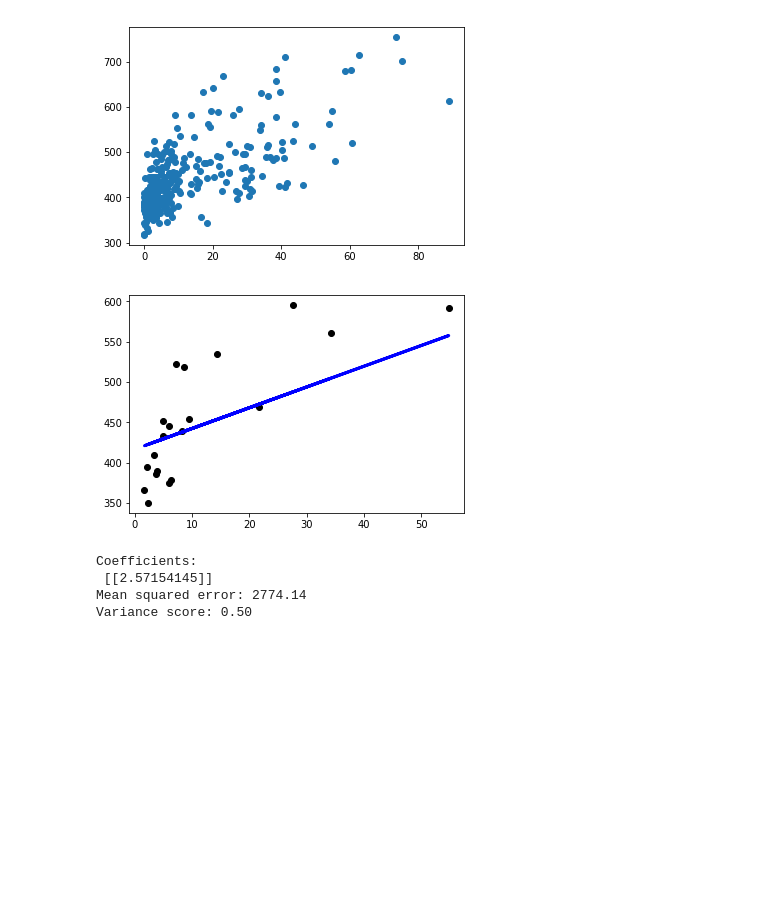
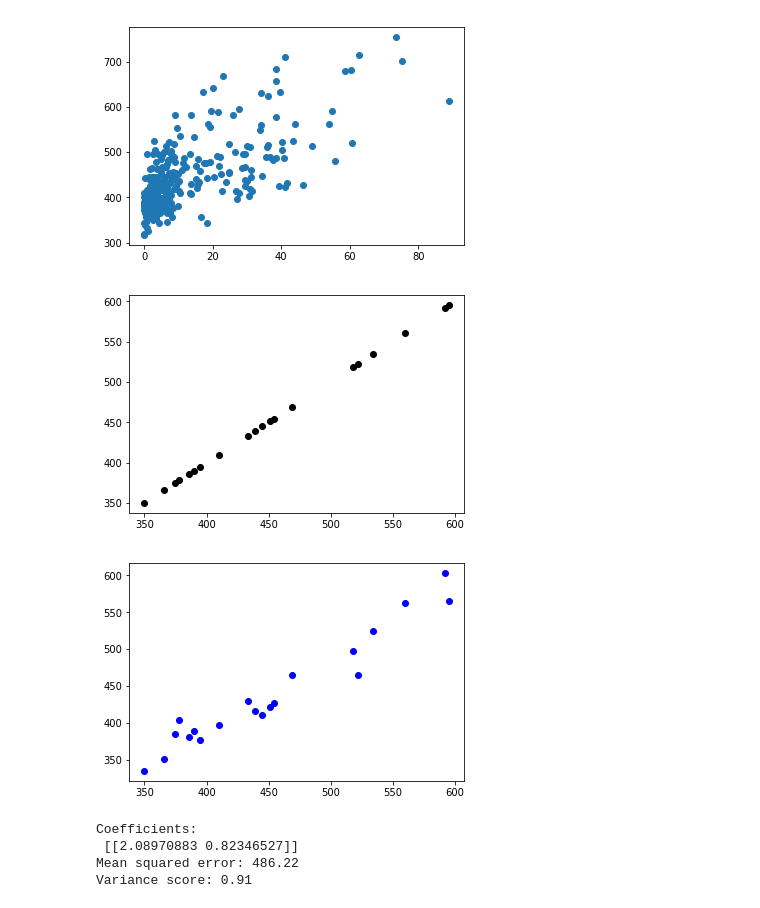
Before and after one commit to JordyKieto/NYC-SAT-Scores-Server, a Jupyter notebook: Regression_Notebook.ipynb, the cells around one changed output. Drawn from its saved outputs; the diff is of its cells as text; code cells hidden in the pictures; blank space fills up the shorter version.

Commit message:
regression with multiple features, and .91 variance

```diff
--- a/Regression_Notebook.ipynb
+++ b/Regression_Notebook.ipynb
@@ -22,6 +22,7 @@ plt.scatter(df['Student Enrollment'], df['Average Score (SAT Math)'])
 [figure]
 # %%
 df['Percent Asian'] = pd.to_numeric(df['Percent Asian'].map(lambda x: x.strip('%')))
+df['Percent Black'] = pd.to_numeric(df['Percent Black'].map(lambda x: x.strip('%')))
 # %%
 plt.scatter(df['Percent Asian'], df['Average Score (SAT Math)'])
 # %% [output]
@@ -29,29 +30,32 @@ plt.scatter(df['Percent Asian'], df['Average Score (SAT Math)'])
 [figure]
 # %%
 # split the data into training / testing sets
-x_train = df['Percent Asian'][:20].values.reshape(-1,1)
-x_test = df['Percent Asian'][20:40].values.reshape(-1,1)
+x_train = df[['Percent Asian','Average Score (SAT Reading)']][:20]
+x_test = df[['Percent Asian','Average Score (SAT Reading)']][20:40]
 
 y_train = df['Average Score (SAT Math)'][:20].values.reshape(-1,1)
 y_test = df['Average Score (SAT Math)'][20:40].values.reshape(-1,1)
-
-# create a linear regression object
-regr = linear_model.LinearRegression()
-
-# train the model using the training sets
-regr.fit(x_train, y_train)
-
-# make predicitons using the testing set
-y_predictions = regr.predict(x_test)
-
-plt.scatter(x_test, y_test, color="black")
-plt.plot(x_test, y_predictions, color="blue", linewidth=3)
-plt.xticks()
-plt.yticks()
-
-plt.show()
-# %% [output]
-[figure, removed]
+# %%
+# create a linear regression object
+regr = linear_model.LinearRegression()
+
+# train the model using the training sets
+regr.fit(x_train, y_train)
+
+# make predicitons using the testing set
+y_predictions = regr.predict(x_test)
+
+plt.scatter(y_test, y_test, color="black")
+plt.xticks()
+plt.yticks()
+
+plt.show()
+
+plt.scatter(y_test, y_predictions, color="blue")
+plt.show()
+# %% [output]
+[figure, added]
+[figure, added]
 # %%
 # The coefficients
 print('Coefficients: \n', regr.coef_)
@@ -64,6 +68,6 @@ print("Mean squared error: %.2f"
 print('Variance score: %.2f' % r2_score(y_test, y_predictions))
 # %% [output]
 Coefficients:
- [[2.57154145]]
-Mean squared error: 2774.14
-Variance score: 0.50
+ [[2.08970883 0.82346527]]
+Mean squared error: 486.22
+Variance score: 0.91
```
